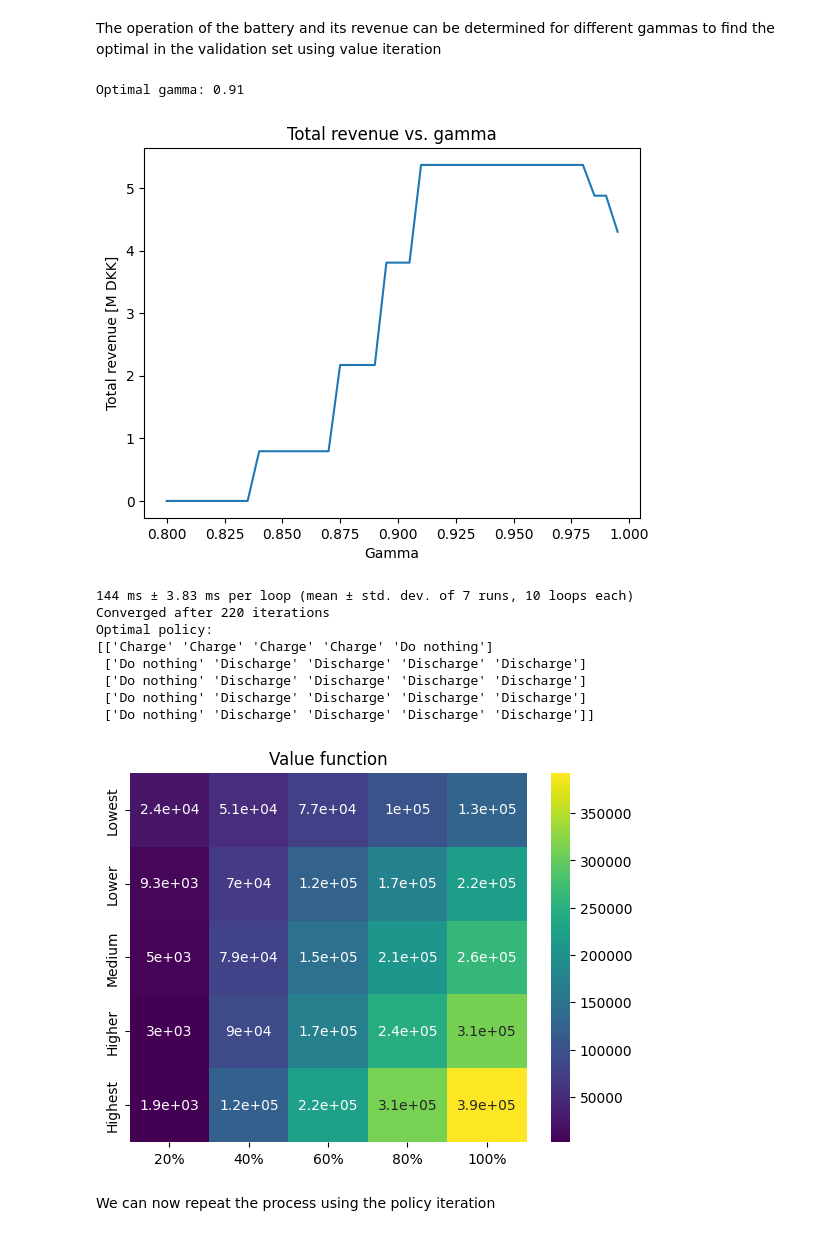
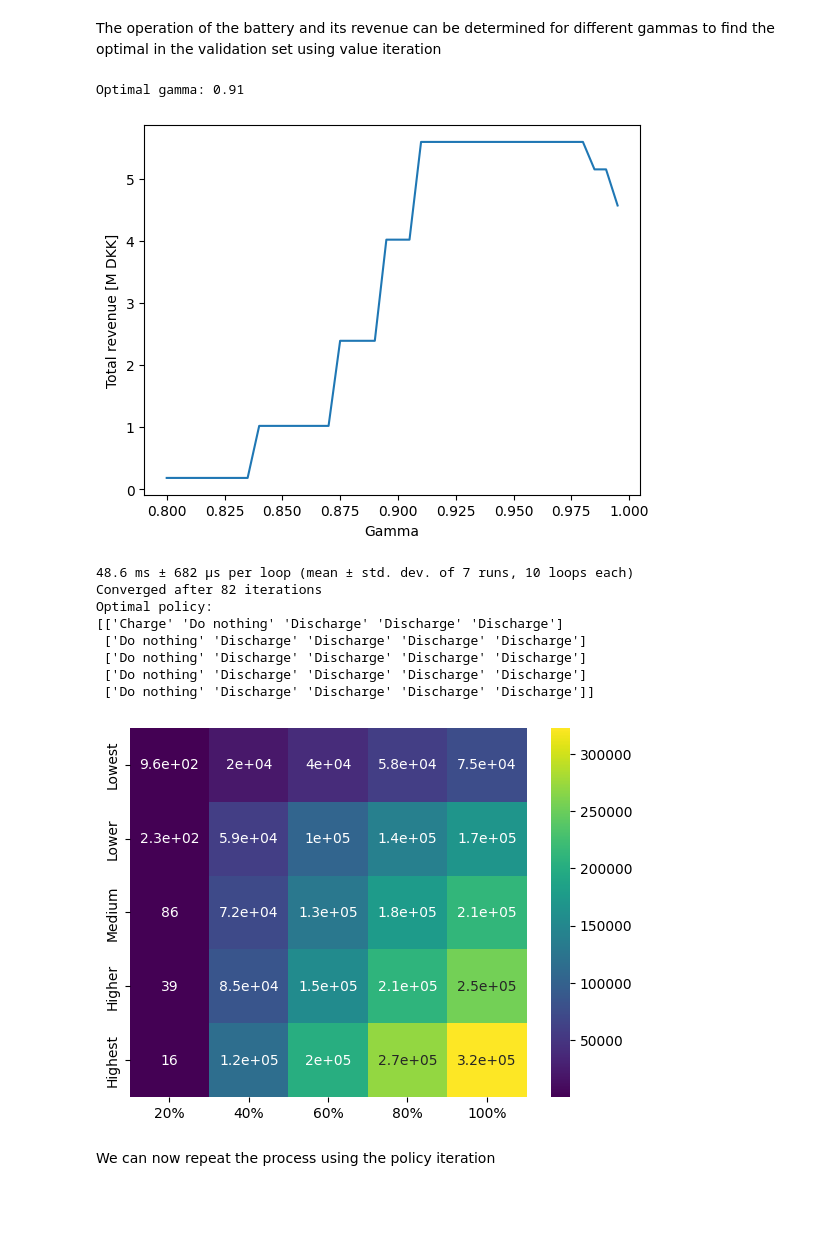
Before and after one commit to JacobSkaarup/46765_assignment3, a Jupyter notebook: main.ipynb, the cells around one changed output. Saved outputs shown, nothing was run; the diff lists cells and outputs as text; code cells hidden in the pictures; blank space fills up the shorter version.

```diff
--- a/main.ipynb
+++ b/main.ipynb
@@ -281,7 +283,7 @@ def simulate_policy_with_boundaries(real_prices, policy, percentiles_train, PRIC
     - hourly_profits: A list of profits/revenues for each hour.
     """
     # Initialize variables
-    soc_percentage = 0  # Starting state of charge in percentage (0% means 0 MWh capacity)
+    soc_percentage = 60  # Starting state of charge in percentage (0% means 0 MWh capacity)
     hourly_revenue = []  # List to store the profit for each hour
 
     # Map SOC_STATE to percentage levels (["20%", "40%", "60%", "80%", "100%"])
@@ -333,27 +335,30 @@ The operation of the battery and its revenue can be determined for different gam
 # %%
 price_prop, price_representative, percentiles = price_state(x_train_train)
 P_ssa_est = P_ssa(price_prop, P_ssa_array)
 
 gammas = np.linspace(0.8, 0.995, 40)
 revenues = []
 for gamma in gammas:
     V, policy, count, policy_list = value_iteration(PRICE_STATE, SOC_STATE, ALLOWED_ACTIONS, price_representative, P_ssa_est, gamma=gamma)
     total_revenue_val, hourly_revenue_val = simulate_policy_with_boundaries(x_val, policy, percentiles, PRICE_STATE, SOC_STATE)
     revenues.append(total_revenue_val/1E6)
 
 opt_gamma = gammas[np.argmax(revenues)] # Find the gamma that maximizes revenue
 print(f"Optimal gamma: {opt_gamma}")
 
 # Plot the total revenue as a function of gamma
 plt.plot(gammas, revenues)
 plt.xlabel("Gamma")
 plt.ylabel("Total revenue [M DKK]")
-plt.title("Total revenue vs. gamma")
+# plt.title("Total revenue vs. gamma")
 plt.show()
 # %% [output]
 Optimal gamma: 0.91
-[figure, old version]
+[figure, new version]
 # %%
+price_prop, price_representative, percentiles = price_state(x_train)
+P_ssa_est = P_ssa(price_prop, P_ssa_array)
+
 %timeit V, policy, count, policy_list = value_iteration(PRICE_STATE, SOC_STATE, ALLOWED_ACTIONS, price_representative, P_ssa_est, gamma=opt_gamma)
 V, policy, count, policy_list = value_iteration(PRICE_STATE, SOC_STATE, ALLOWED_ACTIONS, price_representative, P_ssa_est, gamma=opt_gamma)
 
@@ -362,18 +367,18 @@ print("Optimal policy:")
 print(policy)
 
 # Plot heatmap of the value function
-sns.heatmap(V, annot=True, xticklabels=SOC_STATE, yticklabels=PRICE_STATE, cmap="viridis").set(title='Value function')
+sns.heatmap(V, annot=True, xticklabels=SOC_STATE, yticklabels=PRICE_STATE, cmap="viridis")
 plt.show()
 # %% [output]
-144 ms ± 3.83 ms per loop (mean ± std. dev. of 7 runs, 10 loops each)
-Converged after 220 iterations
+48.6 ms ± 682 μs per loop (mean ± std. dev. of 7 runs, 10 loops each)
+Converged after 82 iterations
 Optimal policy:
-[['Charge' 'Charge' 'Charge' 'Charge' 'Do nothing']
+[['Charge' 'Do nothing' 'Discharge' 'Discharge' 'Discharge']
  ['Do nothing' 'Discharge' 'Discharge' 'Discharge' 'Discharge']
  ['Do nothing' 'Discharge' 'Discharge' 'Discharge' 'Discharge']
  ['Do nothing' 'Discharge' 'Discharge' 'Discharge' 'Discharge']
  ['Do nothing' 'Discharge' 'Discharge' 'Discharge' 'Discharge']]
-[figure, old version]
+[figure, new version]
 # %% [markdown]
 We can now repeat the process using the policy iteration
 # %%
```
Also changed, not shown: parts of 15 cells of this notebook.
